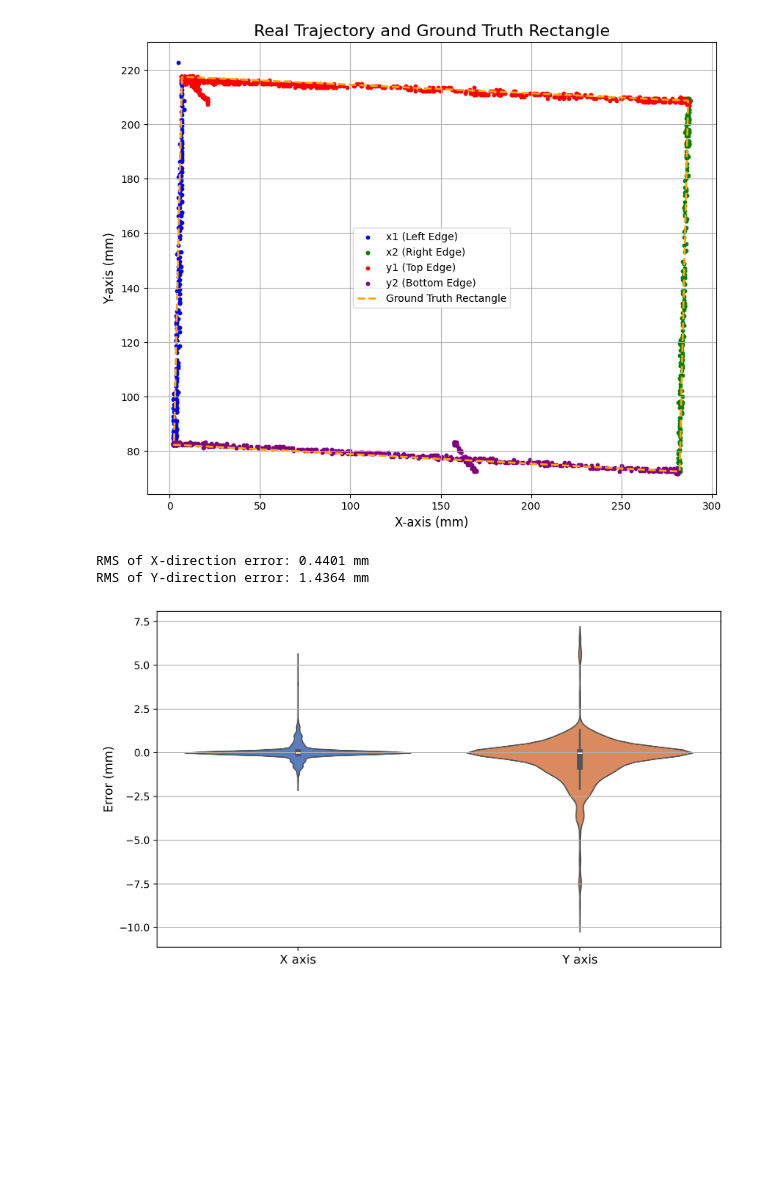
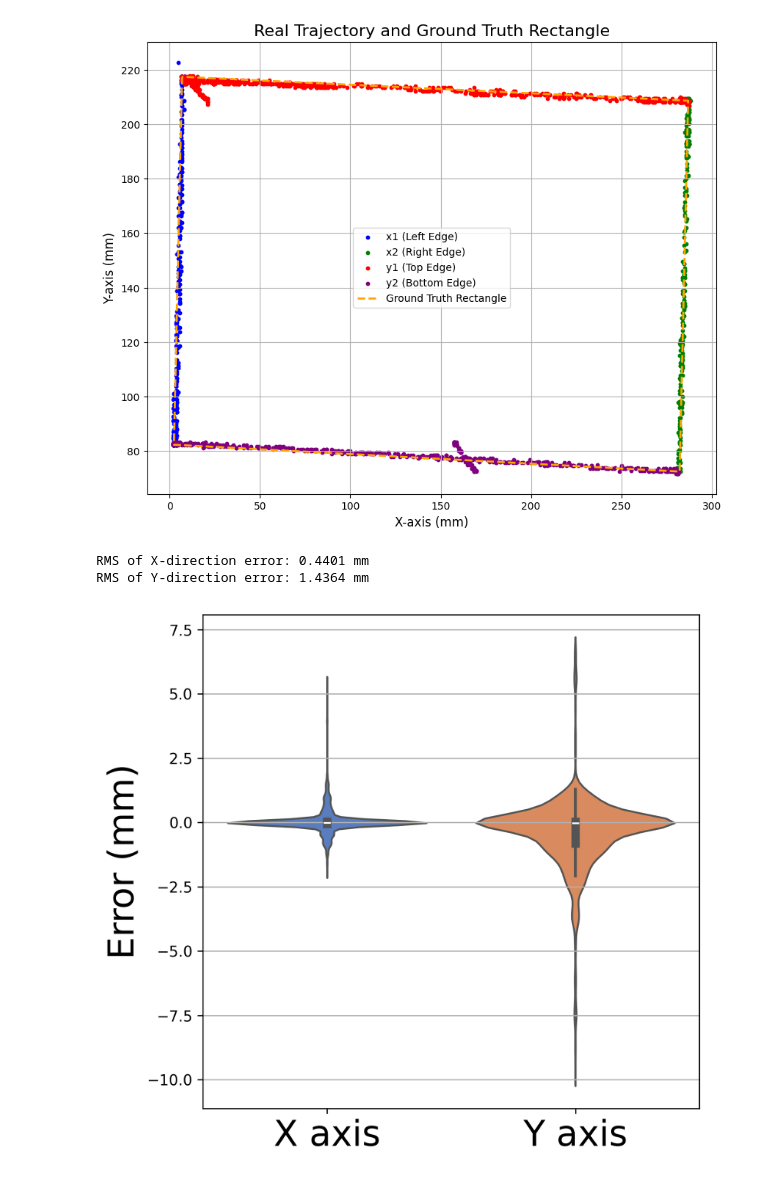
Before and after one commit to cwdao/data_processing_for_scum_papers, a Jupyter notebook: scm.paper.error.violin.ipynb, the cells around one changed output. Saved outputs shown, nothing was run; the diff lists cells and outputs as text; code cells hidden in the pictures; blank space fills up the shorter version.

```diff
--- a/scm.paper.error.violin.ipynb
+++ b/scm.paper.error.violin.ipynb
@@ -111,34 +111,36 @@ def calculate_errors(points_x, points_y, rect_x, rect_y,i):
     return error_x_list,error_y_list
 
 
 # 计算所有轨迹的误差
 a_error_x,a_error_y = calculate_errors(ax_points, ay_points, rectangle_x, rectangle_y,0)
 b_error_x,b_error_y = calculate_errors(bx_points, by_points, rectangle_x, rectangle_y,2)
 c_error_x,c_error_y = calculate_errors(cx_points, cy_points, rectangle_x, rectangle_y,3)
 d_error_x,d_error_y = calculate_errors(dx_points, dy_points, rectangle_x, rectangle_y,1)
 
 # 合并所有误差
 x_error = a_error_x + b_error_x + c_error_x + d_error_x  # X 方向误差
 y_error = a_error_y + b_error_y + c_error_y + d_error_y  # Y 方向误差
 
 # 计算 RMS 值
 x_rms = np.sqrt(np.mean(np.array(x_error) ** 2))
 y_rms = np.sqrt(np.mean(np.array(y_error) ** 2))
 
 print(f"RMS of X-direction error: {x_rms:.4f} mm")
 print(f"RMS of Y-direction error: {y_rms:.4f} mm")
 
 # 绘制小提琴图
-plt.figure(figsize=(10, 6),dpi=300)
+plt.figure(figsize=(6, 6),dpi=300)
 # sns.violinplot(data=[a_error_x, a_error_y,b_error_x, b_error_y, c_error_x, c_error_y, d_error_x, d_error_y], palette="muted", inner="box")
 # plt.xticks([0, 1, 2, 3,4,5,6,7], ['a_error_x', 'a_error_y', 'b_error_x', 'b_error_y', 'c_error_x', 'c_error_y', 'd_error_x', 'd_error_y'], fontsize=12)
 sns.violinplot(data=[x_error, y_error,], palette="muted", inner="box")
-plt.xticks([0, 1], ['X axis', 'Y axis'], fontsize=12)
+plt.xticks([0, 1], ['X axis', 'Y axis'], fontsize=24)
 # plt.title('Error Violin Plot of Trajectory', fontsize=16)
-plt.ylabel('Error (mm)', fontsize=12)
+plt.ylabel('Error (mm)', fontsize=24)
 plt.grid(axis='y')
+plt.savefig('localization_err.svg', dpi=300, bbox_inches='tight')
+plt.savefig('localization_err.pdf', bbox_inches='tight')
 plt.show()
 # %% [output]
 RMS of X-direction error: 0.4401 mm
 RMS of Y-direction error: 1.4364 mm
-[figure, old version]
+[figure, new version]
```
Also changed, not shown: 19 other files.
